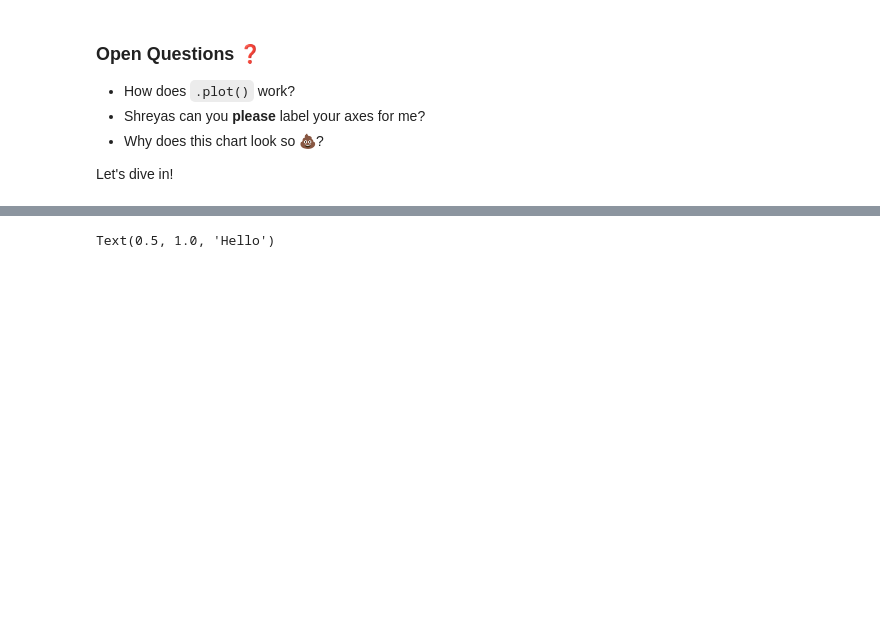
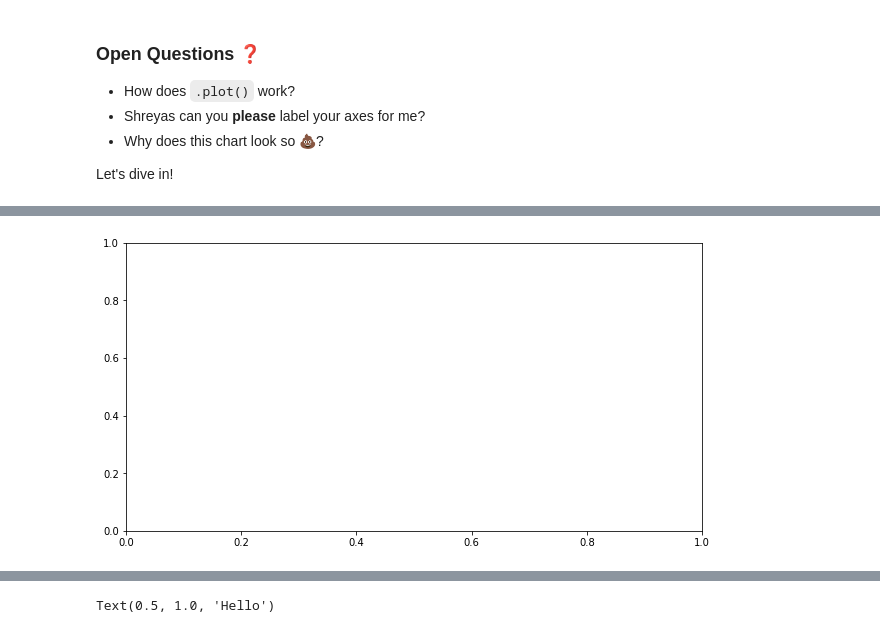
Before and after one commit to Per48edjes/Misc-DA-Prob-Stat, a Jupyter notebook: Python_2/python_data_viz.ipynb, the cells around one changed output, grey strips where cells are left out. Drawn from its saved outputs; the diff is of its cells as text; code cells hidden in the pictures; blank space fills up the shorter version.

```diff
--- a/Python_2/python_data_viz.ipynb
+++ b/Python_2/python_data_viz.ipynb
@@ -130,0 +199,16 @@ _Aside: I personally always get confused between `Module`, `Package`, and `Libra
+# %%
+## OBJECT ORIENTED
+
+# Recreating figure because we don't want to add an
+# infinite number of axes to it each time we run this cell
+object_my_fig = figure.Figure(figsize=(4,4))
+
+# add_axes() takes a sequence of [left, bottom, width, height] quantities
+object_ax = object_my_fig.add_axes([0,0,2,1])
+
+# TODO: Add a set of 1x1 axes starting at the top right of the existing axes
+# object_my_fig.add_axes([2,1,1,1])
+
+object_my_fig
+# %% [output]
+[figure, added]
```
Also changed, not shown: parts of 30 cells of this notebook, 1 other file.
